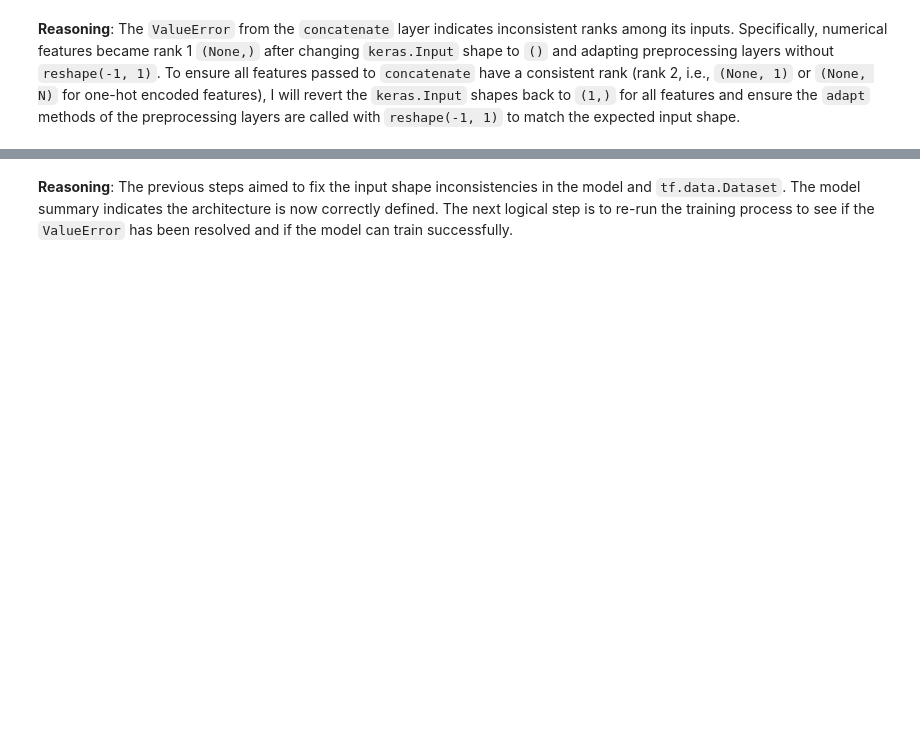
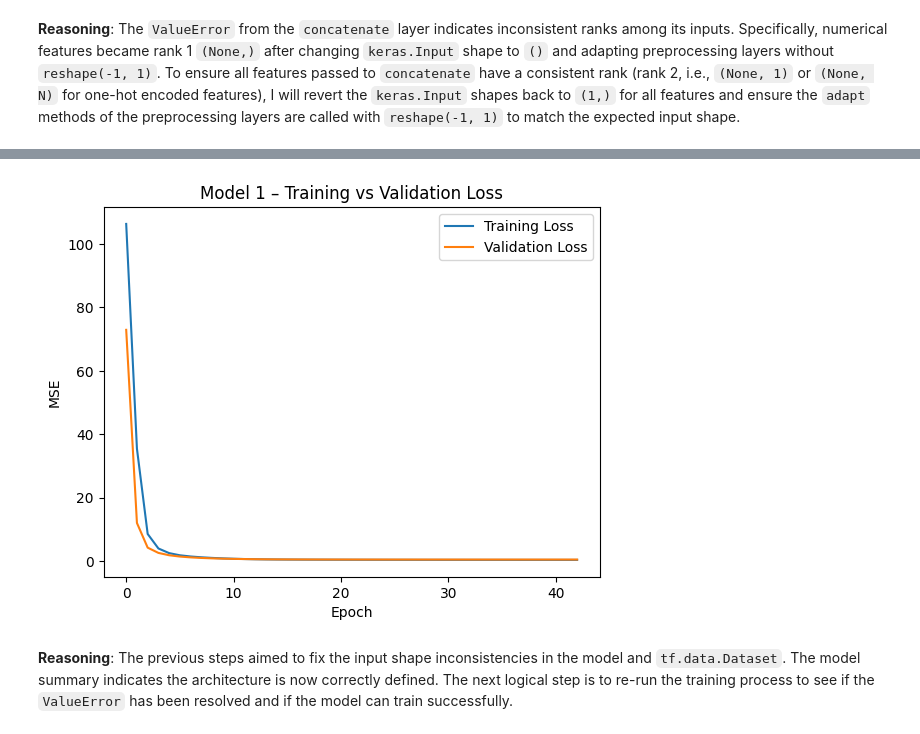
Before and after one commit to MeedumiRashmika/Researchbasic, a Jupyter notebook: Untitled20.ipynb, the cells around one changed output, grey strips where cells are left out. Drawn from its saved outputs; the diff is of its cells as text; code cells hidden in the pictures; blank space fills up the shorter version.

```diff
--- a/Untitled20.ipynb
+++ b/Untitled20.ipynb
@@ -563,3 +249,90 @@ Model: "functional_2"
  Total params: 8,906 (34.80 KB)
  Trainable params: 8,897 (34.75 KB)
  Non-trainable params: 9 (48.00 B)
+# %%
+# Perform a train-validation split on the already existing X1_train and y1_train
+X1_train_sub, X1_val_sub, y1_train_sub, y1_val_sub = train_test_split(
+    X1_train, y1_train, test_size=0.2, random_state=42
+)
+
+# Create train_dict_m1_sub for the new training subset
+train_dict_m1_sub = {}
+for col in model1_feature_cols:
+    if col in m1_cat_cols:
+        train_dict_m1_sub[col] = tf.constant(X1_train_sub[col].values.reshape(-1, 1), dtype=tf.string)
+    else:
+        train_dict_m1_sub[col] = tf.constant(X1_train_sub[col].values.reshape(-1, 1), dtype=tf.float32)
+
+# Reshape y1_train_sub for training
+y1_train_tensor_sub = tf.constant(y1_train_sub.values.reshape(-1, 1), dtype=tf.float32)
+
+# Create val_dict_m1_sub for the new validation subset
+val_dict_m1_sub = {}
+for col in model1_feature_cols:
+    if col in m1_cat_cols:
+        val_dict_m1_sub[col] = tf.constant(X1_val_sub[col].values.reshape(-1, 1), dtype=tf.string)
+    else:
+        val_dict_m1_sub[col] = tf.constant(X1_val_sub[col].values.reshape(-1, 1), dtype=tf.float32)
+
+# Reshape y1_val_sub for validation
+y1_val_tensor_sub = tf.constant(y1_val_sub.values.reshape(-1, 1), dtype=tf.float32)
+
+# Create TensorFlow Datasets from the sub-splits
+train_ds = tf.data.Dataset.from_tensor_slices((train_dict_m1_sub, y1_train_tensor_sub))
+train_ds = train_ds.shuffle(buffer_size=len(X1_train_sub), seed=42)
+train_ds = train_ds.batch(32).cache().prefetch(tf.data.AUTOTUNE)
+# print("train_ds element_spec:", train_ds.element_spec)
+
+val_ds = tf.data.Dataset.from_tensor_slices((val_dict_m1_sub, y1_val_tensor_sub))
+val_ds = val_ds.batch(32).cache().prefetch(tf.data.AUTOTUNE)
+# print("val_ds element_spec:", val_ds.element_spec)
+
+early_stop_m1 = keras.callbacks.EarlyStopping(
+    monitor="val_loss",
+    patience=8,
+    restore_best_weights=True
+)
+
+history_m1 = model1_tf.fit(
+    train_ds,
+    validation_data=val_ds,
+    epochs=100,
+    callbacks=[early_stop_m1],
+    verbose=1
+)
+
+# Evaluation
+# test_dict_m1 creation
+test_dict_m1 = {}
+for col in model1_feature_cols:
+    if col in m1_cat_cols:
+        test_dict_m1[col] = tf.constant(X1_test[col].values.reshape(-1, 1), dtype=tf.string)
+    else:
+        test_dict_m1[col] = tf.constant(X1_test[col].values.reshape(-1, 1), dtype=tf.float32)
+
+# For evaluation, a dataset yielding (features, labels) is fine
+test_ds_evaluate = tf.data.Dataset.from_tensor_slices((test_dict_m1, tf.constant(y1_test.values.reshape(-1, 1), dtype=tf.float32)))
+test_ds_evaluate = test_ds_evaluate.batch(32).cache().prefetch(tf.data.AUTOTUNE)
+
+m1_eval = model1_tf.evaluate(test_ds_evaluate, verbose=0)
+print("Model 1 Evaluation:")
+print(f"Test Loss (MSE): {m1_eval[0]:.4f}")
+print(f"Test MAE: {m1_eval[1]:.4f}")
+
+# Create a TensorFlow Dataset for testing, yielding ONLY features for prediction
+test_ds_predict = tf.data.Dataset.from_tensor_slices(test_dict_m1)
+test_ds_predict = test_ds_predict.batch(32).cache().prefetch(tf.data.AUTOTUNE)
+
+# Use test_ds_predict for prediction
+y1_pred = model1_tf.predict(test_ds_predict, verbose=0).flatten()
+r2_m1 = r2_score(y1_test, y1_pred)
+print("Model 1 R²:", r2_m1)
+
+plt.plot(history_m1.history["loss"], label="Training Loss")
+plt.plot(history_m1.history["val_loss"], label="Validation Loss")
+plt.xlabel("Epoch")
+plt.ylabel("MSE")
+plt.title("Model 1 – Training vs Validation Loss")
+plt.legend()
+plt.show()
+# %% [output]
@@ -566,3 +356,4 @@ Model: "functional_2"
+[figure, added]
 # %% [markdown]
 **Reasoning**:
 The previous steps aimed to fix the input shape inconsistencies in the model and `tf.data.Dataset`. The model summary indicates the architecture is now correctly defined. The next logical step is to re-run the training process to see if the `ValueError` has been resolved and if the model can train successfully.
```
Also changed, not shown: parts of 29 cells of this notebook.
